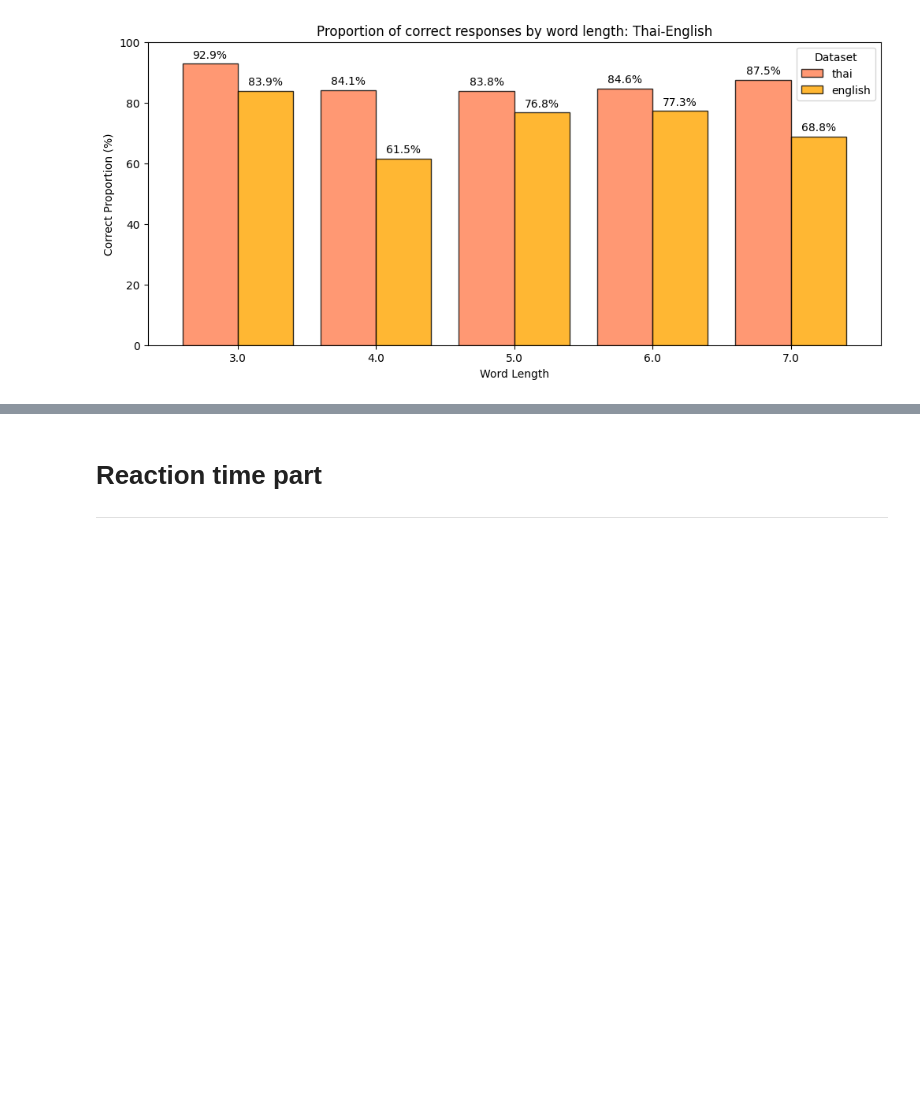
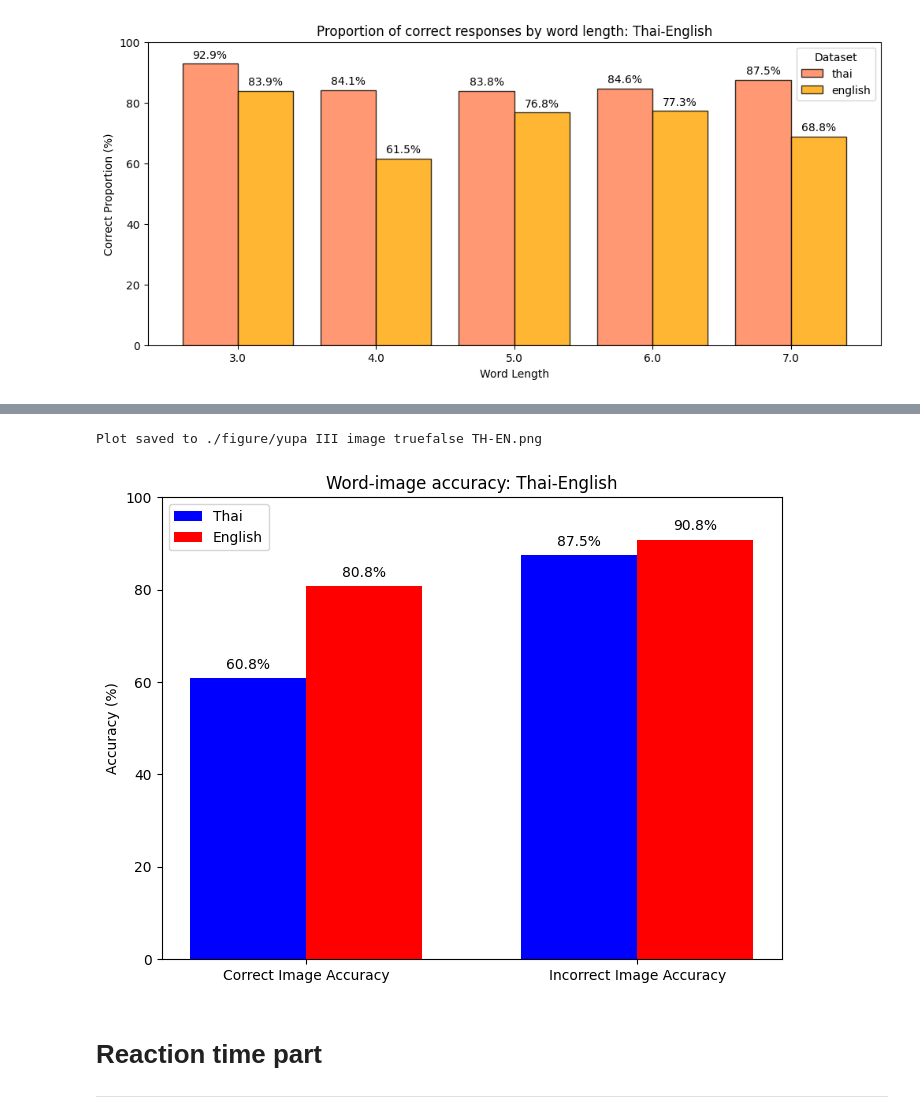
Before and after one commit to Plausma/Dyslexia, a Jupyter notebook: analysis for task 3rd.ipynb, the cells around one changed output, grey strips where cells are left out. Drawn from its saved outputs; the diff is of its cells as text; code cells hidden in the pictures; blank space fills up the shorter version.

```diff
--- a/analysis for task 3rd.ipynb
+++ b/analysis for task 3rd.ipynb
@@ -337,3 +405,8 @@ Plot saved to ./figure/III-image truefalse All
+# %%
+III_accuracy_group(imgorden, imgordth, "Word-image accuracy: Thai-English",f"./figure/{username} III image truefalse TH-EN.png")
+# %% [output]
+Plot saved to ./figure/yupa III image truefalse TH-EN.png
+[figure, added]
 # %% [markdown]
 # Reaction time part
 ---
```
Also changed, not shown: parts of 16 cells of this notebook, 34 other files.
